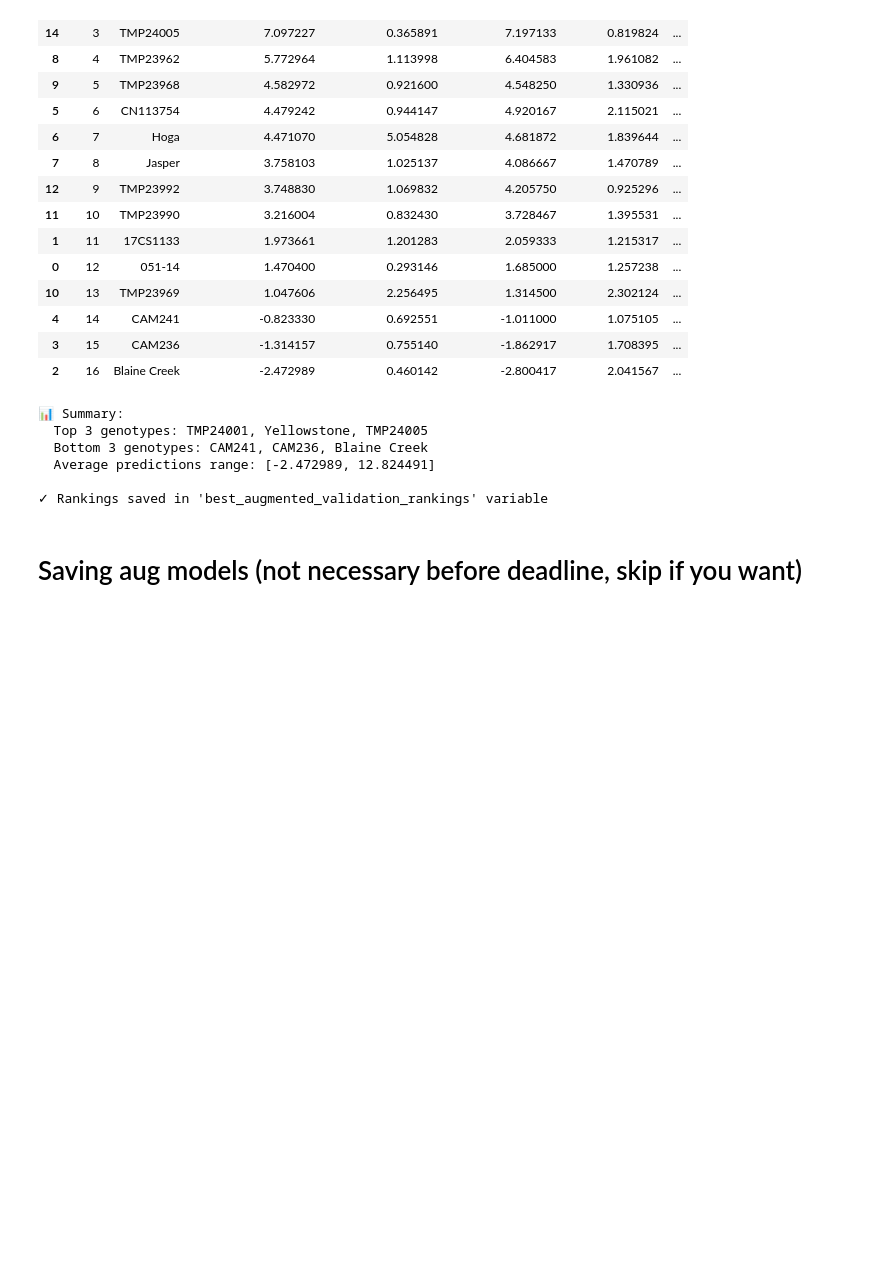
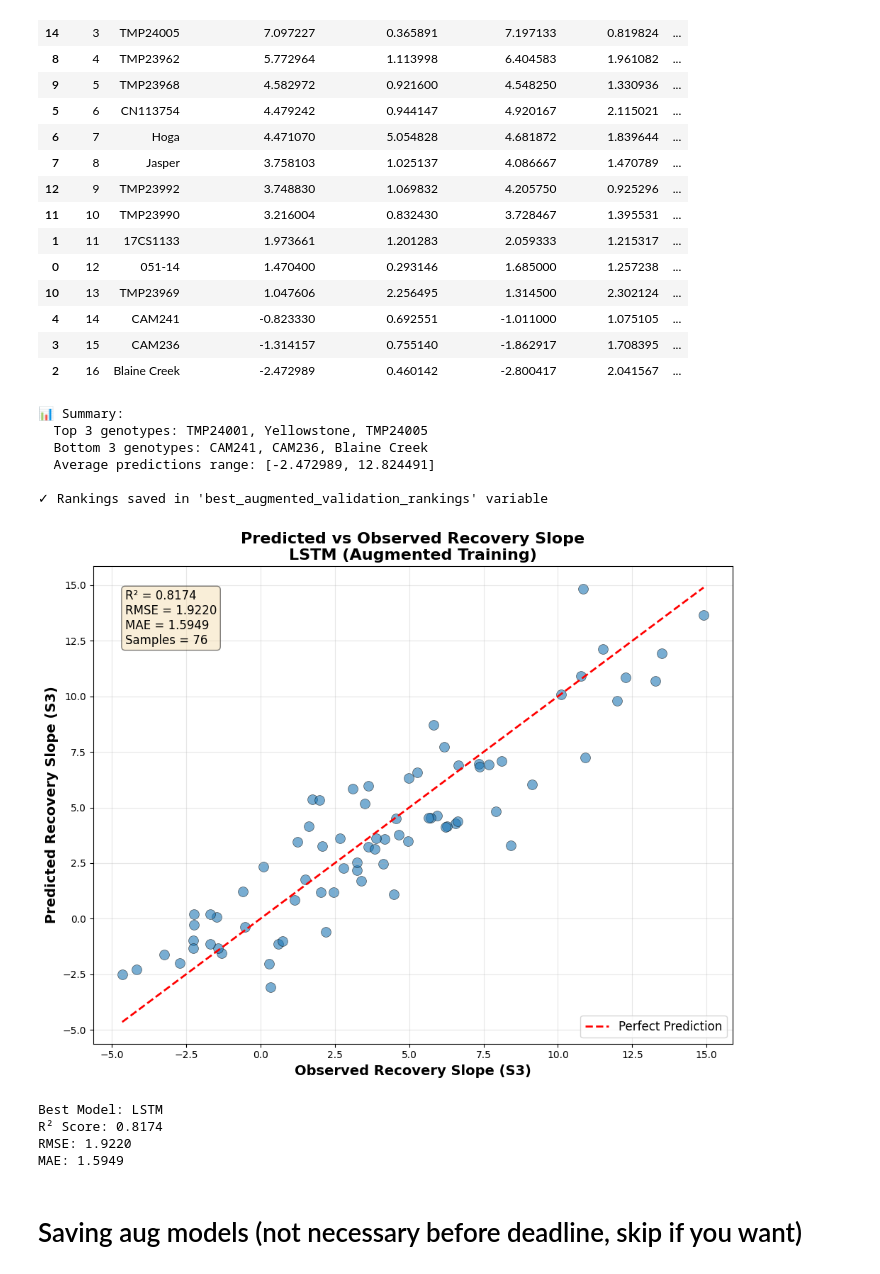
Before and after one commit to bushwill/CMPT-878-Project, a Jupyter notebook: Training_script2.ipynb, the cells around one changed output. Saved outputs shown, nothing was run; the diff lists cells and outputs as text; code cells hidden in the pictures; blank space fills up the shorter version.

Commit message:
more training script output

```diff
--- a/Training_script2.ipynb
+++ b/Training_script2.ipynb
@@ -1513,6 +1513,65 @@ Genotype Rankings based on LSTM validation predictions:
   Average predictions range: [-2.472989, 12.824491]
 
 ✓ Rankings saved in 'best_augmented_validation_rankings' variable
+# %%
+# Scatter Plot: Predicted vs Observed Recovery Slope (Best Model)
+
+# Get best model name and its predictions
+best_model_name = comparison_df.loc[comparison_df['R2_Augmented'].idxmax(), 'Model']
+best_model_preds = augmented_loocv_predictions[best_model_name]
+
+# Create arrays for plotting
+predicted_values = []
+actual_values = []
+
+for idx in range(len(y_unified)):
+    predicted_values.append(best_model_preds[idx])
+    actual_values.append(y_unified[idx])
+
+predicted_values = np.array(predicted_values)
+actual_values = np.array(actual_values)
+
+# Calculate metrics for the plot
+r2 = r2_score(actual_values, predicted_values)
+rmse = np.sqrt(mean_squared_error(actual_values, predicted_values))
+mae = mean_absolute_error(actual_values, predicted_values)
+
+# Create scatter plot
+plt.figure(figsize=(10, 8))
+plt.scatter(actual_values, predicted_values, alpha=0.6, s=100, edgecolors='black', linewidth=0.5)
+
+# Add diagonal line (perfect prediction)
+min_val = min(actual_values.min(), predicted_values.min())
+max_val = max(actual_values.max(), predicted_values.max())
+plt.plot([min_val, max_val], [min_val, max_val], 'r--', linewidth=2, label='Perfect Prediction')
+
+# Labels and title
+plt.xlabel('Observed Recovery Slope (S3)', fontsize=14, fontweight='bold')
+plt.ylabel('Predicted Recovery Slope (S3)', fontsize=14, fontweight='bold')
+plt.title(f'Predicted vs Observed Recovery Slope\n{best_model_name} (Augmented Training)',
+          fontsize=16, fontweight='bold')
+
+# Add metrics text box
+textstr = f'R² = {r2:.4f}\nRMSE = {rmse:.4f}\nMAE = {mae:.4f}\nSamples = {len(actual_values)}'
+plt.text(0.05, 0.95, textstr, transform=plt.gca().transAxes,
+         fontsize=12, verticalalignment='top',
+         bbox=dict(boxstyle='round', facecolor='wheat', alpha=0.5))
+
+plt.legend(fontsize=12)
+plt.grid(True, alpha=0.3)
+plt.tight_layout()
+plt.show()
+
+print(f"Best Model: {best_model_name}")
+print(f"R² Score: {r2:.4f}")
+print(f"RMSE: {rmse:.4f}")
+print(f"MAE: {mae:.4f}")
+# %% [output]
+[figure, added]
+Best Model: LSTM
+R² Score: 0.8174
+RMSE: 1.9220
+MAE: 1.5949
 # %% [markdown]
 # Saving aug models (not necessary before deadline, skip if you want)
 # %%
```
Also changed, not shown: 2 other files.
